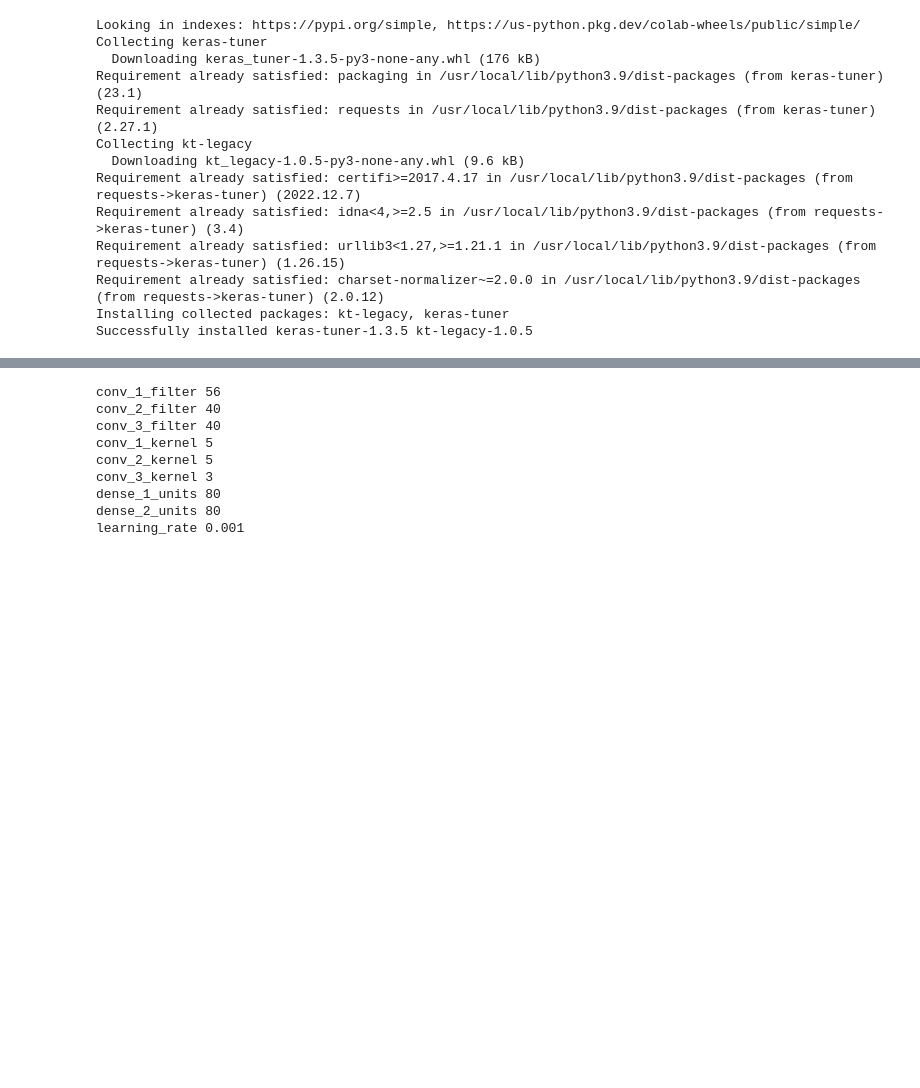
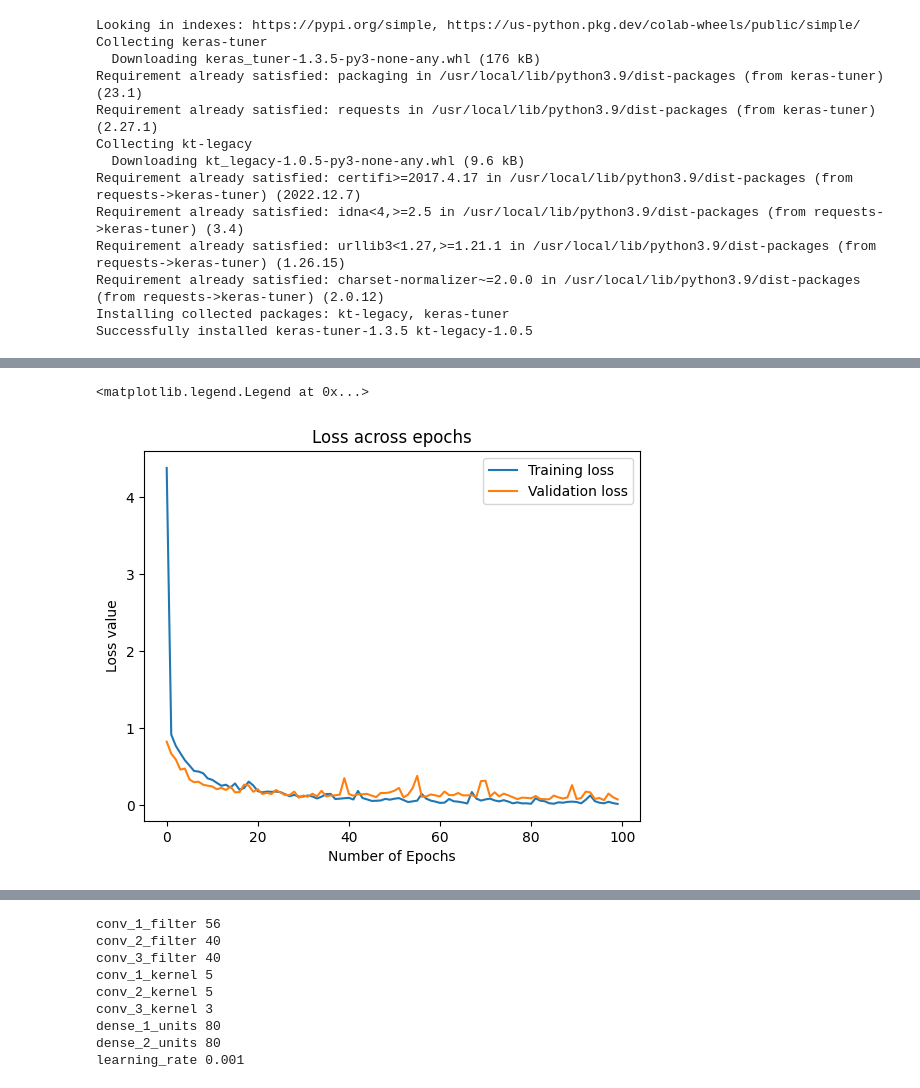
Before and after one commit to KristynaPijackova/Exercises, a Jupyter notebook: MLF_FINAL_PROJECT.ipynb, the cells around one changed output, grey strips where cells are left out. Cells and saved outputs as stored; diff of their text form; code cells hidden in the pictures; blank space fills up the shorter version.

```diff
--- a/MLF_FINAL_PROJECT.ipynb
+++ b/MLF_FINAL_PROJECT.ipynb
@@ -271,10 +229,14 @@ def build_model(hp):
         kernel_size=hp.Choice('conv_1_kernel', values = [3,5]),
         activation='swish'),
 
+    keras.layers.MaxPool2D(pool_size=2),
+
     keras.layers.Conv2D(
         filters=hp.Int('conv_2_filter', min_value=8, max_value=64, step=16),
         kernel_size=hp.Choice('conv_2_kernel', values = [3,5]),
         activation='swish'),
+
+    keras.layers.MaxPool2D(pool_size=2),
 
     keras.layers.Conv2D(
         filters=hp.Int('conv_3_filter', min_value=8, max_value=64, step=16),
@@ -287,14 +249,19 @@ def build_model(hp):
         units=hp.Int('dense_1_units', min_value=32, max_value=128, step=16),
         activation='swish'),
 
+
+    keras.layers.Dropout(rate=0.4),
+
     keras.layers.Dense(
         units=hp.Int('dense_2_units', min_value=32, max_value=128, step=16),
         activation='swish'),
 
+    keras.layers.Dropout(rate=0.4),
+
     keras.layers.Dense(num_classes, activation='softmax')
     ])
 
-    model.compile(optimizer=keras.optimizers.Adam(hp.Choice('learning_rate', values=[1e-2, 1e-3])),
+    model.compile(optimizer=keras.optimizers.Adam(hp.Choice('learning_rate', values=[1e-3, 5e-4])),
               loss='categorical_crossentropy',
               metrics=['accuracy'])
     return model
@@ -302,7 +269,7 @@ def build_model(hp):
 bayes_tuner = keras_tuner.BayesianOptimization(
     hypermodel=build_model,
     objective='val_accuracy',
-    max_trials=50,
+    max_trials=10,
     num_initial_points=None,
     alpha=0.0001,
     beta=2.6,
@@ -345,0 +356,3 @@ Total elapsed time: 01h 56m 30s
+# %%
+best_hps = bayes_tuner.get_best_hyperparameters(num_trials=1)[0]
+hypermodel = bayes_tuner.hypermodel.build(best_hps)
@@ -345,0 +379,2 @@ Total elapsed time: 01h 56m 30s
+# %%
+history = hypermodel.fit(x_train, y_train, batch_size=128, epochs=100, verbose=2, validation_data= (x_valid, y_valid))
@@ -345,0 +406,11 @@ Total elapsed time: 01h 56m 30s
+# %%
+plt.figure()
+plt.plot(history.history['loss'])
+plt.plot(history.history['val_loss'])
+plt.title("Loss across epochs")
+plt.xlabel("Number of Epochs")
+plt.ylabel("Loss value")
+plt.legend(['Training loss', 'Validation loss'])
+# %% [output]
+<matplotlib.legend.Legend at 0x...>
+[figure, added]
```
Also changed, not shown: parts of 23 cells of this notebook.
